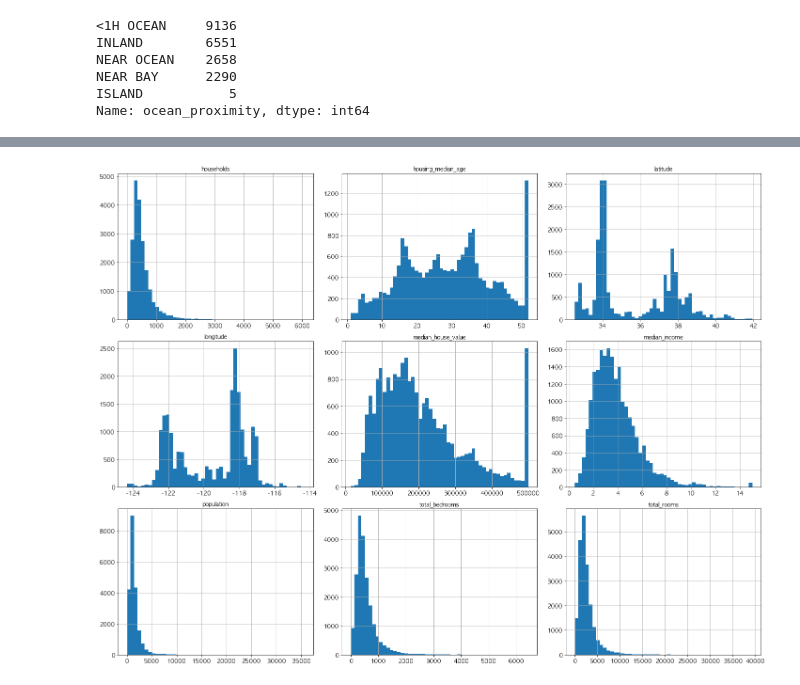
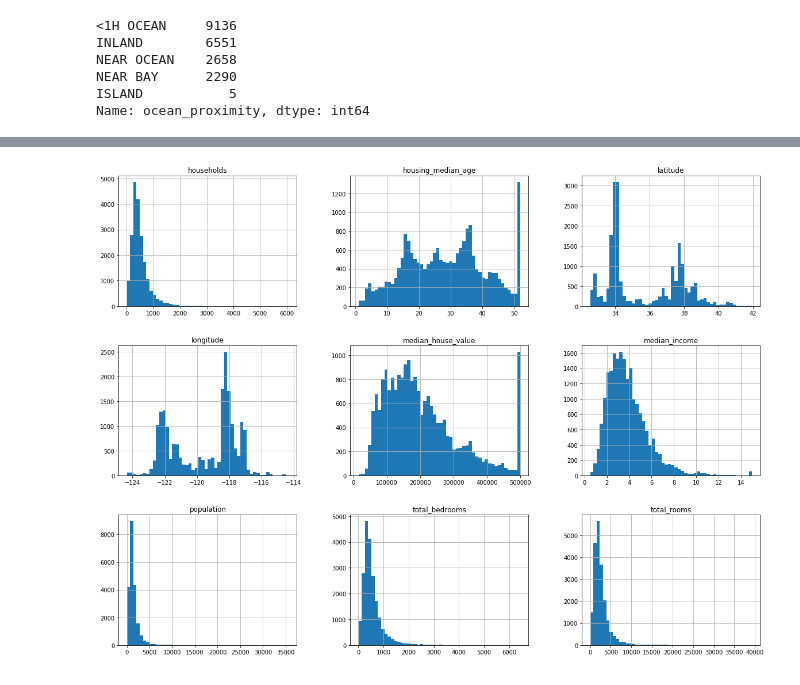
Before and after one commit to namsoojang/Play_with_Data_4th, a Jupyter notebook: Ch2_ML_Project/2. 머신러닝 프로젝트 처음부터 끝까지.ipynb, the cells around one changed output, grey strips where cells are left out. Cells and saved outputs as stored; diff of their text form; code cells hidden in the pictures.

```diff
--- a/Ch2_ML_Project/2. 머신러닝 프로젝트 처음부터 끝까지.ipynb
+++ b/Ch2_ML_Project/2. 머신러닝 프로젝트 처음부터 끝까지.ipynb
@@ -84,47 +109,10 @@ housing.describe()
 | 50% | -118.490000 | 34.260000 | 29.000000 | 2127.000000 | 435.000000 | 1166.000000 | 409.000000 | ... |
 | 75% | -118.010000 | 37.710000 | 37.000000 | 3148.000000 | 647.000000 | 1725.000000 | 605.000000 | ... |
 | max | -114.310000 | 41.950000 | 52.000000 | 39320.000000 | 6445.000000 | 35682.000000 | 6082.000000 | ... |
-# %%
-# 파이썬 2와 파이썬 3 지원
-from __future__ import division, print_function, unicode_literals
-
-# 공통
-import numpy as np
-import os
-
-# 일관된 출력을 위해 유사난수 초기화
-np.random.seed(42)
-
-# 맷플롯립 설정
-%matplotlib inline
-import matplotlib
-import matplotlib.pyplot as plt
-plt.rcParams['axes.labelsize'] = 14
-plt.rcParams['xtick.labelsize'] = 12
-plt.rcParams['ytick.labelsize'] = 12
-
-# 한글출력
-matplotlib.rc('font', family='AppleGothic')
-plt.rcParams['axes.unicode_minus'] = False
-
-# 그림을 저장할 폴드
-PROJECT_ROOT_DIR = "."
-CHAPTER_ID = "end_to_end_project"
-IMAGES_PATH = os.path.join(PROJECT_ROOT_DIR, "images", CHAPTER_ID)
-
-def save_fig(fig_id, tight_layout=True, fig_extension="png", resolution=300):
-    path = os.path.join(IMAGES_PATH, fig_id + "." + fig_extension)
-    if tight_layout:
-        plt.tight_layout()
-    plt.savefig(path, format=fig_extension, dpi=resolution)
 # %%
-# 주피터 노트북의 매직 명령
-# notebook을 실행한 브라우저에서 바로 그림을 볼 수 있게 해주는 것
-%matplotlib inline
-
 import matplotlib.pyplot as plt
+# 숫자형 특성의 히스토그램을 그
 housing.hist(bins=50, figsize=(20,15))
-save_fig("attribute_histogram_plots")
 plt.show()
 # %% [output]
-[figure, old version]
+[figure, new version]
```
Also changed, not shown: parts of 22 cells of this notebook, 5 other files.
